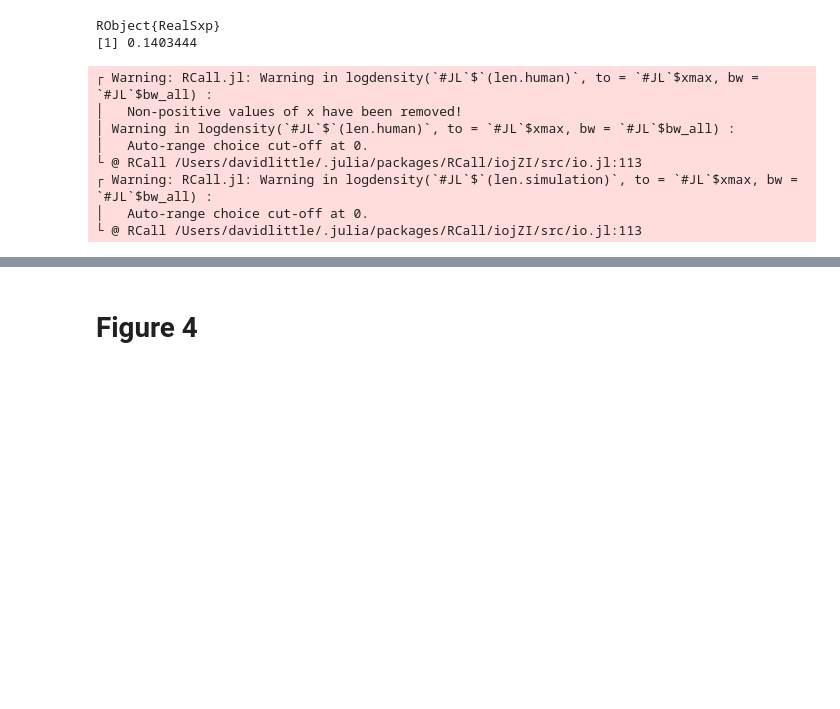
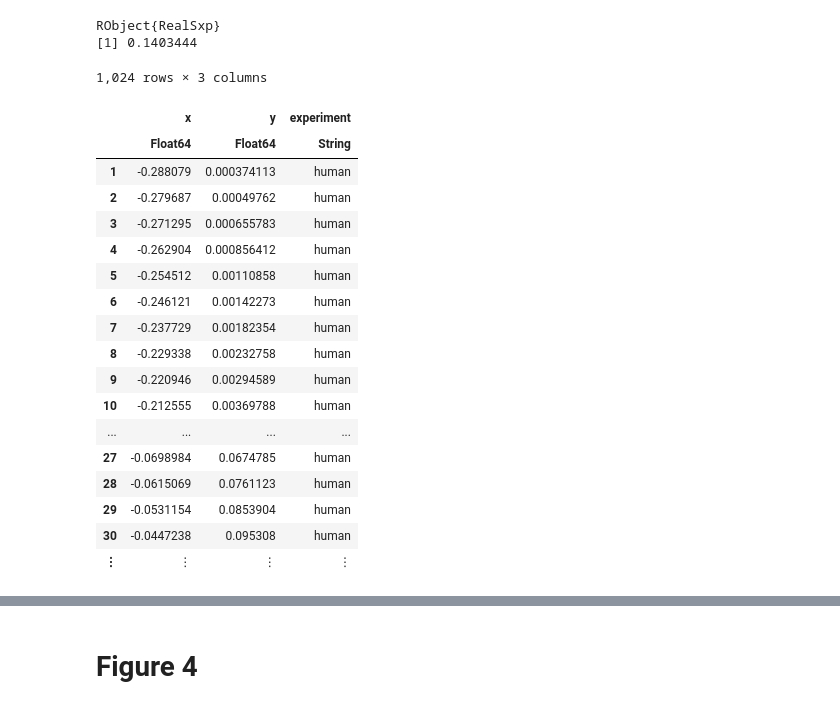
Before and after one commit to haberdashPI/bistable, a Jupyter notebook: notebooks/Figures 2-4.ipynb, the cells around one changed output, grey strips where cells are left out. Drawn from its saved outputs; the diff is of its cells as text; code cells hidden in the pictures; blank space fills up the shorter version.

```diff
--- a/notebooks/Figures 2-4.ipynb
+++ b/notebooks/Figures 2-4.ipynb
@@ -281,27 +270,41 @@ data_
+# %%
+xmax = 4
+# dens1 = R"logdensity($(len.human),to=$xmax,bw=$bw_all)";
+# dens2 = R"logdensity($(len.simulation),to=$xmax,bw=$bw_all)";
+bw_all = R"bw.nrd0($(collect(skipmissing(filter(!iszero,vcat(len.human))))))"
+dens1 = R"density($(len.human),to=$xmax,bw=$bw_all)";
+dens2 = R"density($(len.simulation),to=$xmax,bw=$bw_all)";
+
+x1 = collect(R"$(dens1)[['x']]");
+y1 = collect(R"$(dens1)[['y']]");
+x2 = collect(R"$(dens2)[['x']]");
+y2 = collect(R"$(dens2)[['y']]");
+dens = DataFrame(x=[x1;x2],y=[y1;y2],experiment=[fill("human",length(x1));fill("simulation",length(x2))])
+# %% [output]
+1,024 rows × 3 columns
+|  | x | y | experiment |
+|  | Float64 | Float64 | String |
+| 1 | -0.288079 | 0.000374113 | human |
+| 2 | -0.279687 | 0.00049762 | human |
+| 3 | -0.271295 | 0.000655783 | human |
+| 4 | -0.262904 | 0.000856412 | human |
+| 5 | -0.254512 | 0.00110858 | human |
+| 6 | -0.246121 | 0.00142273 | human |
+| 7 | -0.237729 | 0.00182354 | human |
+| 8 | -0.229338 | 0.00232758 | human |
+| 9 | -0.220946 | 0.00294589 | human |
+| 10 | -0.212555 | 0.00369788 | human |
+| ... | ... | ... | ... |
+| 27 | -0.0698984 | 0.0674785 | human |
+| 28 | -0.0615069 | 0.0761123 | human |
+| 29 | -0.0531154 | 0.0853904 | human |
+| 30 | -0.0447238 | 0.095308 | human |
+| ⋮ | ⋮ | ⋮ | ⋮ |
 # %%
-xmax = 4
-dens1 = R"logdensity($(len.human),to=$xmax,bw=$bw_all)";
-dens2 = R"logdensity($(len.simulation),to=$xmax,bw=$bw_all)";
-
-x1 = collect(R"$(dens1)[['x']]");
-y1 = collect(R"$(dens1)[['y']]");
-x2 = collect(R"$(dens2)[['x']]");
-y2 = collect(R"$(dens2)[['y']]");
-dens = DataFrame(x=[x1;x2],y=[y1;y2],experiment=[fill("human",length(x1));fill("simulation",length(x2))])
-
 p2 = plot(dens,x=:x,y=:y,ymax=:y,ymin=fill(0,size(dens,1)),color=:experiment,Geom.line,Geom.ribbon,
          Guide.colorkey(pos=[0.5*Gadfly.w,-0.3*Gadfly.h]),
          Theme(lowlight_color=c->RGBA{Float32}(c.r, c.g, c.b, 0.3)),
          Coord.cartesian(xmin=0,xmax=xmax,ymax=1.5));
-# %% [output]
-┌ Warning: RCall.jl: Warning in logdensity(`#JL`$`(len.human)`, to = `#JL`$xmax, bw = `#JL`$bw_all) :
-│   Non-positive values of x have been removed!
-│ Warning in logdensity(`#JL`$`(len.human)`, to = `#JL`$xmax, bw = `#JL`$bw_all) :
-│   Auto-range choice cut-off at 0.
-└ @ RCall /Users/davidlittle/.julia/packages/RCall/iojZI/src/io.jl:113
-┌ Warning: RCall.jl: Warning in logdensity(`#JL`$`(len.simulation)`, to = `#JL`$xmax, bw = `#JL`$bw_all) :
-│   Auto-range choice cut-off at 0.
-└ @ RCall /Users/davidlittle/.julia/packages/RCall/iojZI/src/io.jl:113
 # %%
 draw(PNG(6inch,3.5inch),hstack(p1,p2))
 draw(PDF(joinpath(plotdir,"fig2_raw.pdf"),5inch,2.5inch),hstack(p1,p2))
```
Also changed, not shown: parts of 13 cells of this notebook, 4 other files.
